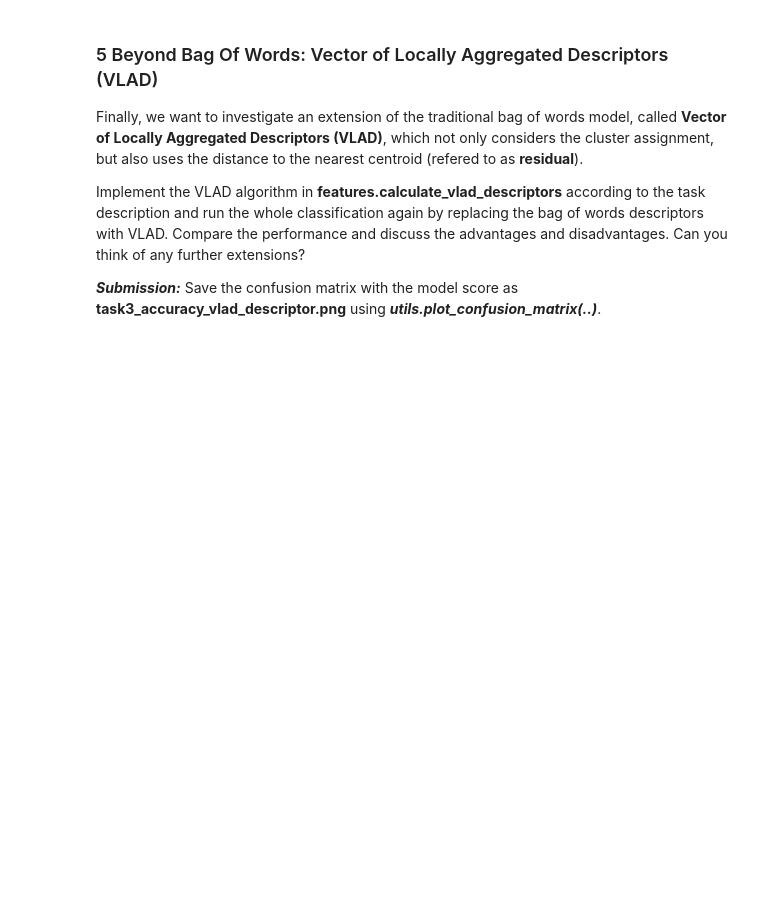
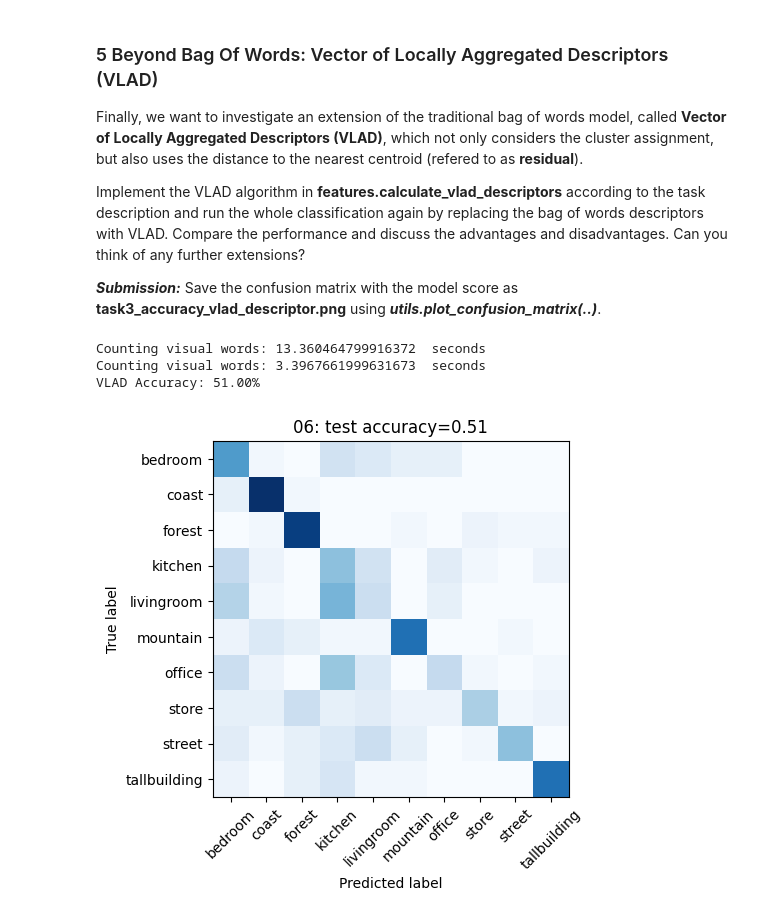
Before and after one commit to vliopas97/CV2024, a Jupyter notebook: Assignment2/TASK3/Task3.ipynb, the cells around one changed output. Cells and saved outputs as stored; diff of their text form; code cells hidden in the pictures; blank space fills up the shorter version.

```diff
--- a/Assignment2/TASK3/Task3.ipynb
+++ b/Assignment2/TASK3/Task3.ipynb
@@ -149,0 +160,23 @@ Implement the VLAD algorithm in **features.calculate_vlad_descriptors** accordin
+# %%
+#student code start
+
+train_vlad = features.calculate_vlad_descriptors(train_descriptors, visualWords)
+test_vlad = features.calculate_vlad_descriptors(test_descriptors, visualWords)
+
+# Train and evaluate k-NN classifier
+knn = KNeighborsClassifier(n_neighbors=3)
+knn.fit(train_vlad, train_labels)
+accuracy = knn.score(test_vlad, test_labels)
+
+print(f"VLAD Accuracy: {accuracy * 100:.2f}%")
+
+# Confusion matrix
+predictions = knn.predict(test_vlad)
+utils.plot_confusion_matrix(test_labels, predictions, accuracy, class_names, "06", "task3_accuracy_vlad_descriptor")
+
+#student code end
+# %% [output]
+Counting visual words: 13.360464799916372  seconds
+Counting visual words: 3.3967661999631673  seconds
+VLAD Accuracy: 51.00%
+[figure, added]
```
Also changed, not shown: parts of 9 cells of this notebook, 9 other files.
